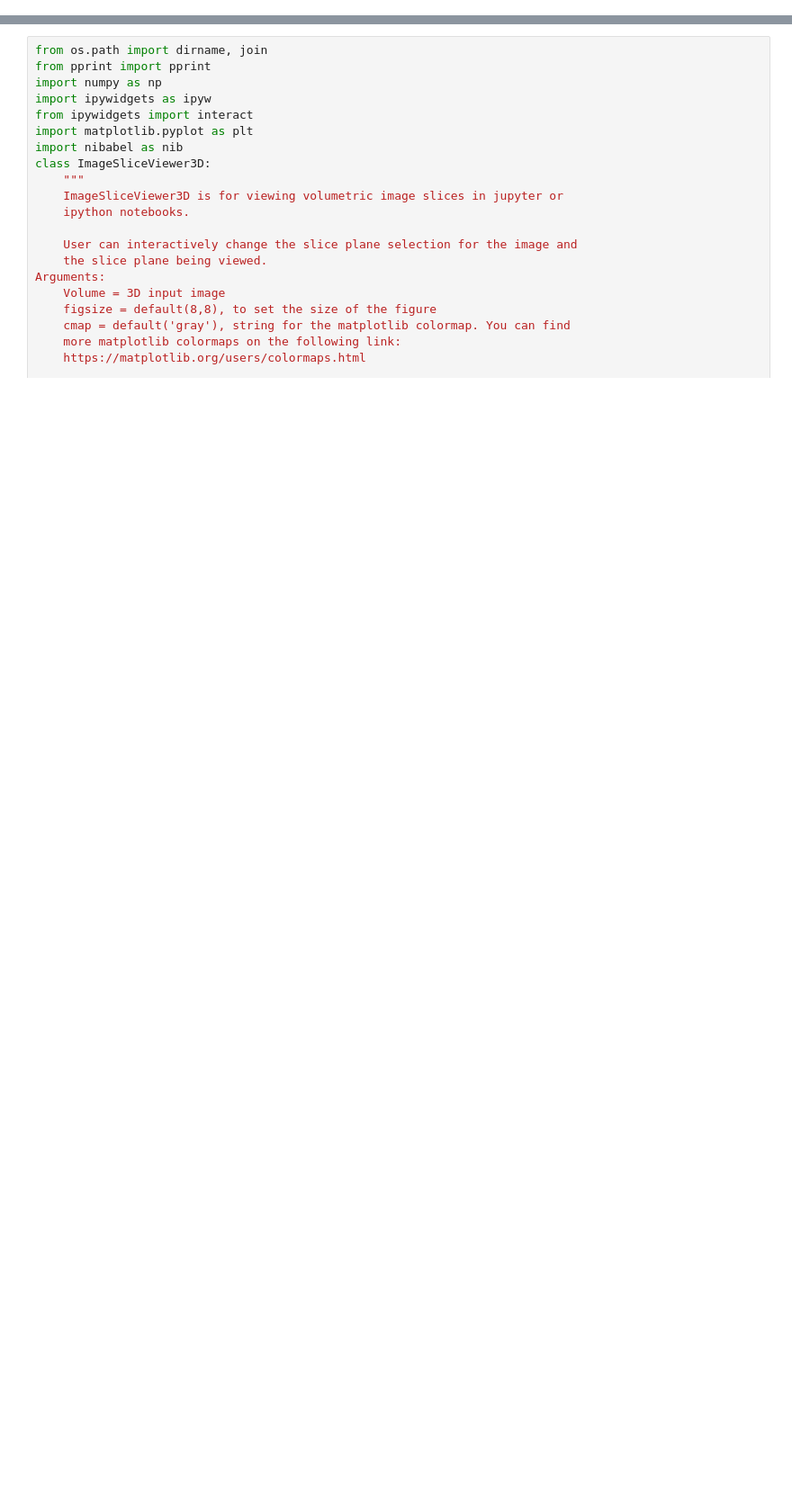
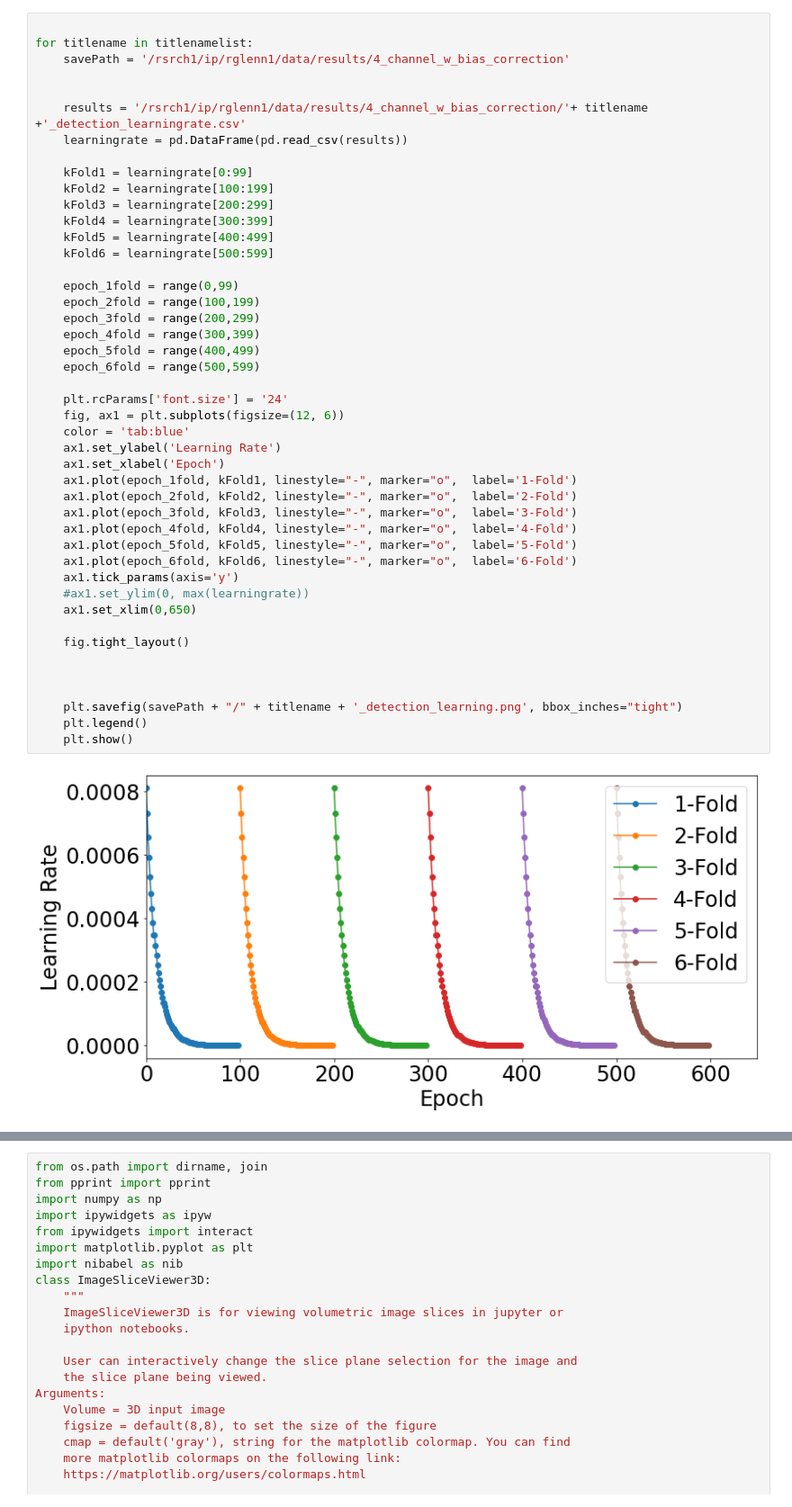
Before and after one commit to rachelglenn/MIST, a Jupyter notebook: Analysis_performance_patient_data.ipynb, the cells around one changed output, grey strips where cells are left out. Shown at 90% size. Cells and saved outputs as stored; diff of their text form; blank space fills up the shorter version.

```diff
--- a/Analysis_performance_patient_data.ipynb
+++ b/Analysis_performance_patient_data.ipynb
@@ -68,0 +163,47 @@ print(id[16])
+# %%
+
+for titlename in titlenamelist:
+    savePath = '/rsrch1/ip/rglenn1/data/results/4_channel_w_bias_correction'
+
+
+    results = '/rsrch1/ip/rglenn1/data/results/4_channel_w_bias_correction/'+ titlename +'_detection_learningrate.csv'
+    learningrate = pd.DataFrame(pd.read_csv(results))
+
+    kFold1 = learningrate[0:99]
+    kFold2 = learningrate[100:199]
+    kFold3 = learningrate[200:299]
+    kFold4 = learningrate[300:399]
+    kFold5 = learningrate[400:499]
+    kFold6 = learningrate[500:599]
+
+    epoch_1fold = range(0,99)
+    epoch_2fold = range(100,199)
+    epoch_3fold = range(200,299)
+    epoch_4fold = range(300,399)
+    epoch_5fold = range(400,499)
+    epoch_6fold = range(500,599)
+
+    plt.rcParams['font.size'] = '24'
+    fig, ax1 = plt.subplots(figsize=(12, 6))
+    color = 'tab:blue'
+    ax1.set_ylabel('Learning Rate')
+    ax1.set_xlabel('Epoch')
+    ax1.plot(epoch_1fold, kFold1, linestyle="-", marker="o",  label='1-Fold')
+    ax1.plot(epoch_2fold, kFold2, linestyle="-", marker="o",  label='2-Fold')
+    ax1.plot(epoch_3fold, kFold3, linestyle="-", marker="o",  label='3-Fold')
+    ax1.plot(epoch_4fold, kFold4, linestyle="-", marker="o",  label='4-Fold')
+    ax1.plot(epoch_5fold, kFold5, linestyle="-", marker="o",  label='5-Fold')
+    ax1.plot(epoch_6fold, kFold6, linestyle="-", marker="o",  label='6-Fold')
+    ax1.tick_params(axis='y')
+    #ax1.set_ylim(0, max(learningrate))
+    ax1.set_xlim(0,650)
+
+    fig.tight_layout()
+
+
+
+    plt.savefig(savePath + "/" + titlename + '_detection_learning.png', bbox_inches="tight")
+    plt.legend()
+    plt.show()
+# %% [output]
+[figure, added]
```
Also changed, not shown: parts of 13 cells of this notebook, 4 other files.
